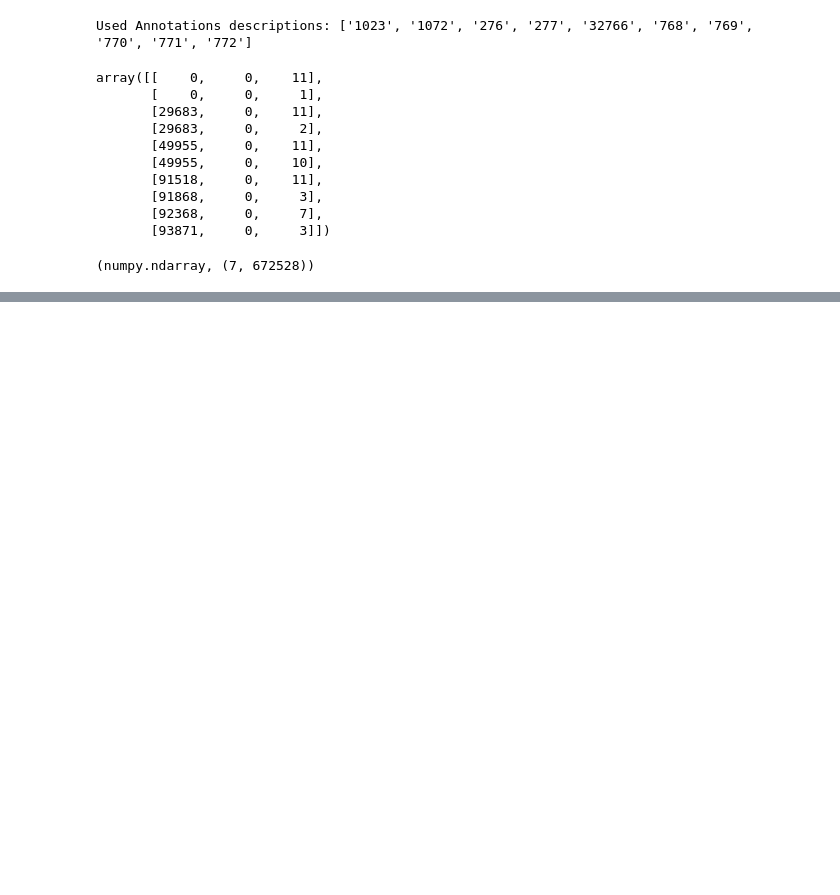
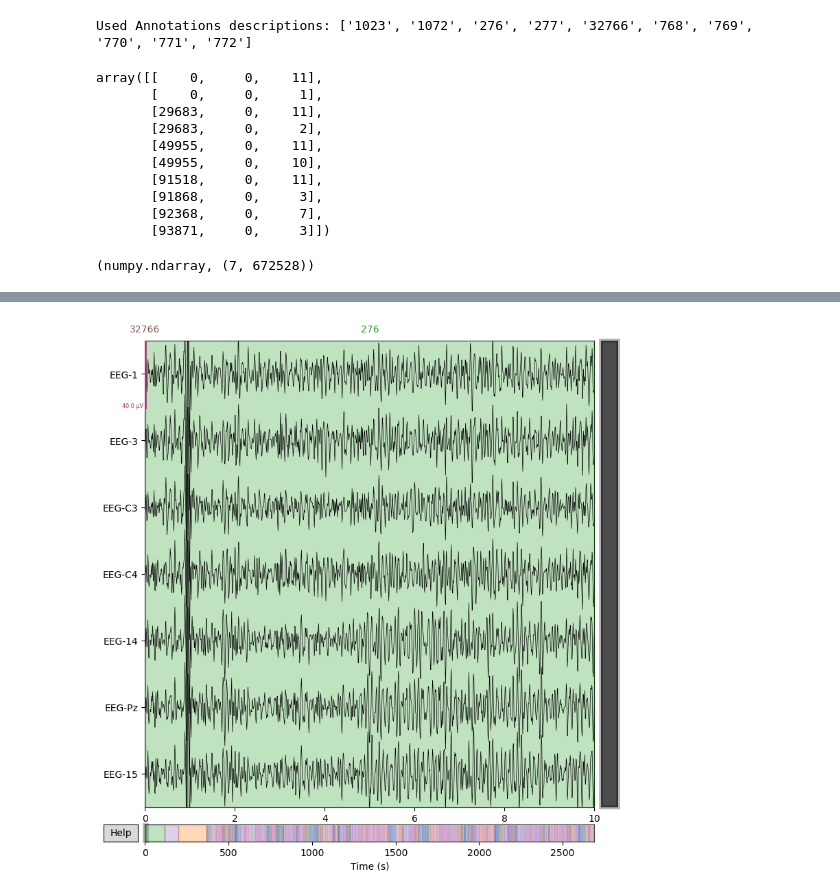
Before and after one commit to Ereasai/EEGTetris, a Jupyter notebook: ml/dataset-process.ipynb, the cells around one changed output, grey strips where cells are left out. Saved outputs shown, nothing was run; the diff lists cells and outputs as text; code cells hidden in the pictures; blank space fills up the shorter version.

```diff
--- a/ml/dataset-process.ipynb
+++ b/ml/dataset-process.ipynb
@@ -3,3 +4,3 @@ import mne
 # %%
-raw = mne.io.read_raw_gdf(r'.\BCICIV_2a_gdf\A01T.gdf', preload=True)
+raw = mne.io.read_raw_gdf('new_dataset\A01T.gdf', preload=True)
 # %% [output]
@@ -86,0 +126,4 @@ type(data), data.shape
+# %%
+raw_subset.plot();
+# %% [output]
+[figure, added]
```
Also changed, not shown: parts of 13 cells of this notebook.
